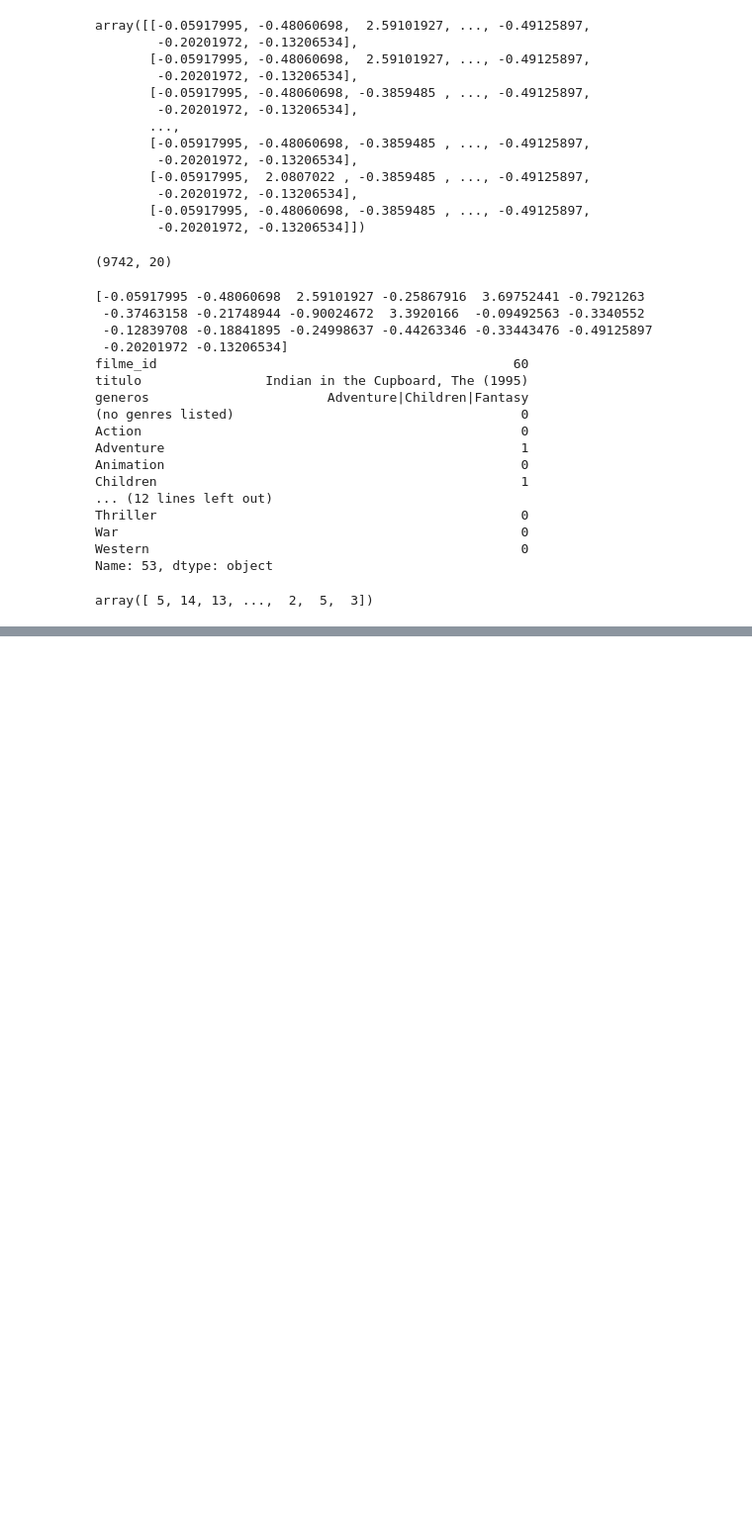
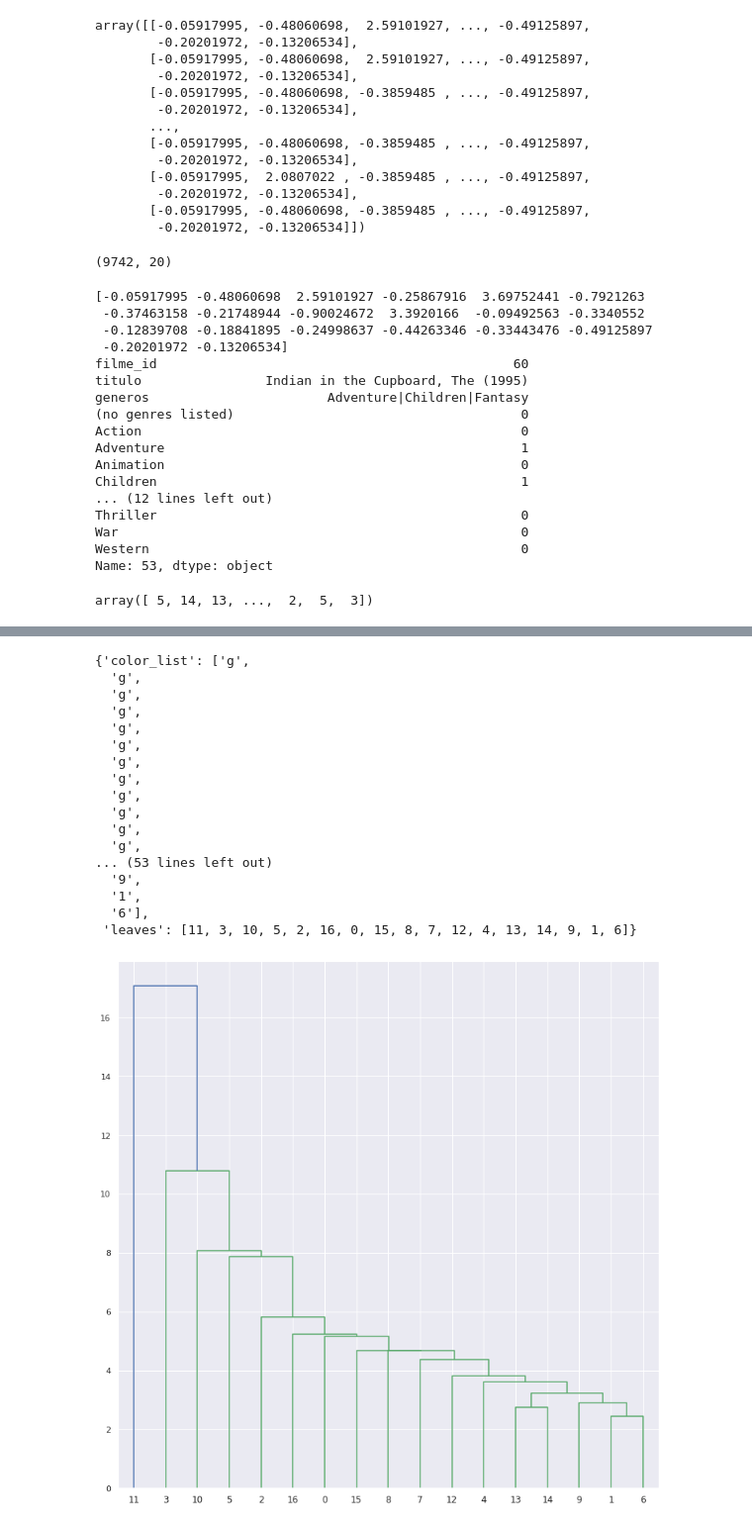
Before and after one commit to EduardoMoraesRitter/machine-learning-algoritmos-nao-supervisionados, a Jupyter notebook: agrupamento_hierárquico.ipynb, the cells around one changed output, grey strips where cells are left out. Shown: that part at 99% size. Drawn from its saved outputs; the diff is of its cells as text; code cells hidden in the pictures; blank space fills up the shorter version.

```diff
--- a/agrupamento_hierárquico.ipynb
+++ b/agrupamento_hierárquico.ipynb
@@ -333,8 +215,0 @@ kmeans(17, generos_df)
-# %%
-modelo = KMeans(n_clusters=17)
-modelo.fit(generos_escalados_ndarray)
-grupos = pd.DataFrame(modelo.cluster_centers_, columns=generos_df.columns)
-grupos.transpose().plot.bar(subplots=True,
-                            figsize=(20,50),
-                            sharex=False,
-                            rot=0)
@@ -368,0 +237,22 @@ array([<matplotlib.axes._subplots.AxesSubplot object at 0x...>,
+# %%
+dendrogram = dendrogram(matriz_distancia)
+dendrogram
+# %% [output]
+{'color_list': ['g',
+  'g',
+  'g',
+  'g',
+  'g',
+  'g',
+  'g',
+  'g',
+  'g',
+  'g',
+  'g',
+  'g',
+... (53 lines left out)
+  '9',
+  '1',
+  '6'],
+ 'leaves': [11, 3, 10, 5, 2, 16, 0, 15, 8, 7, 12, 4, 13, 14, 9, 1, 6]}
+[figure, added]
```
Also changed, not shown: parts of 15 cells of this notebook.
